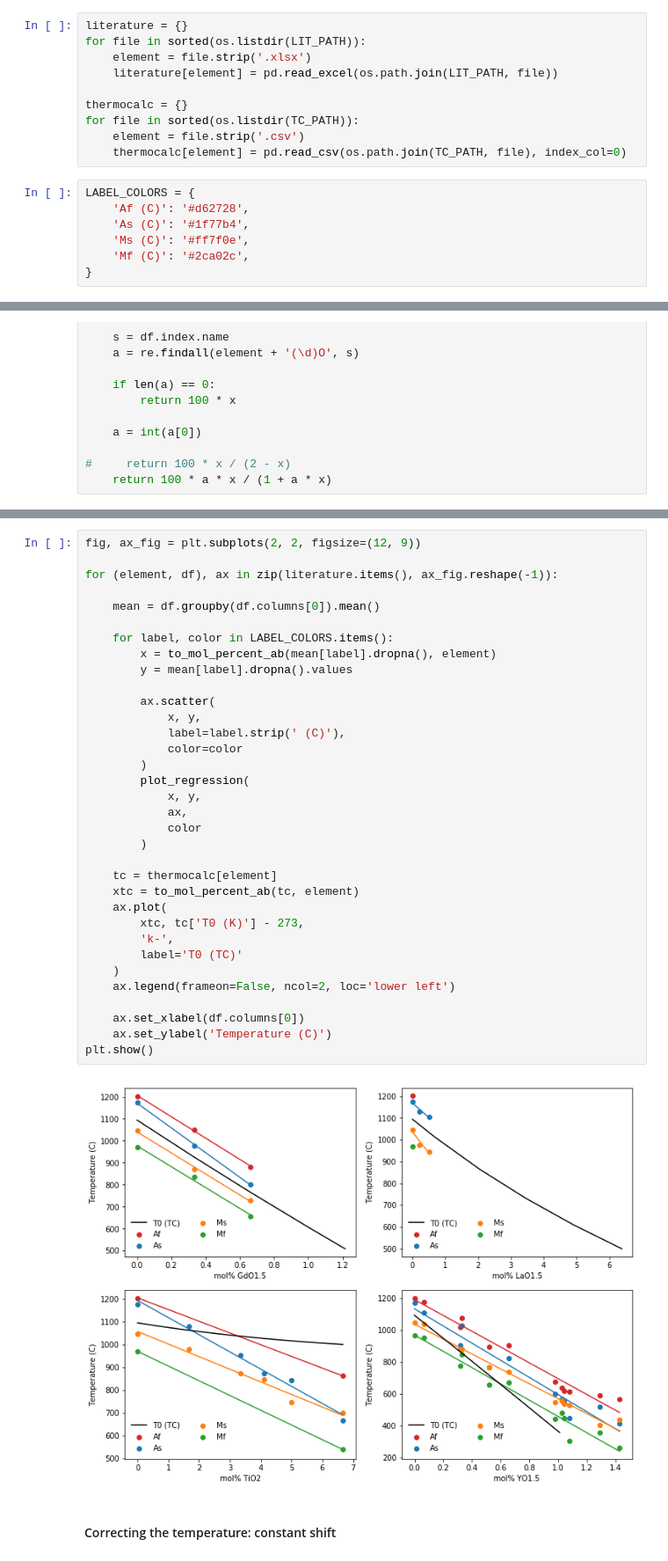
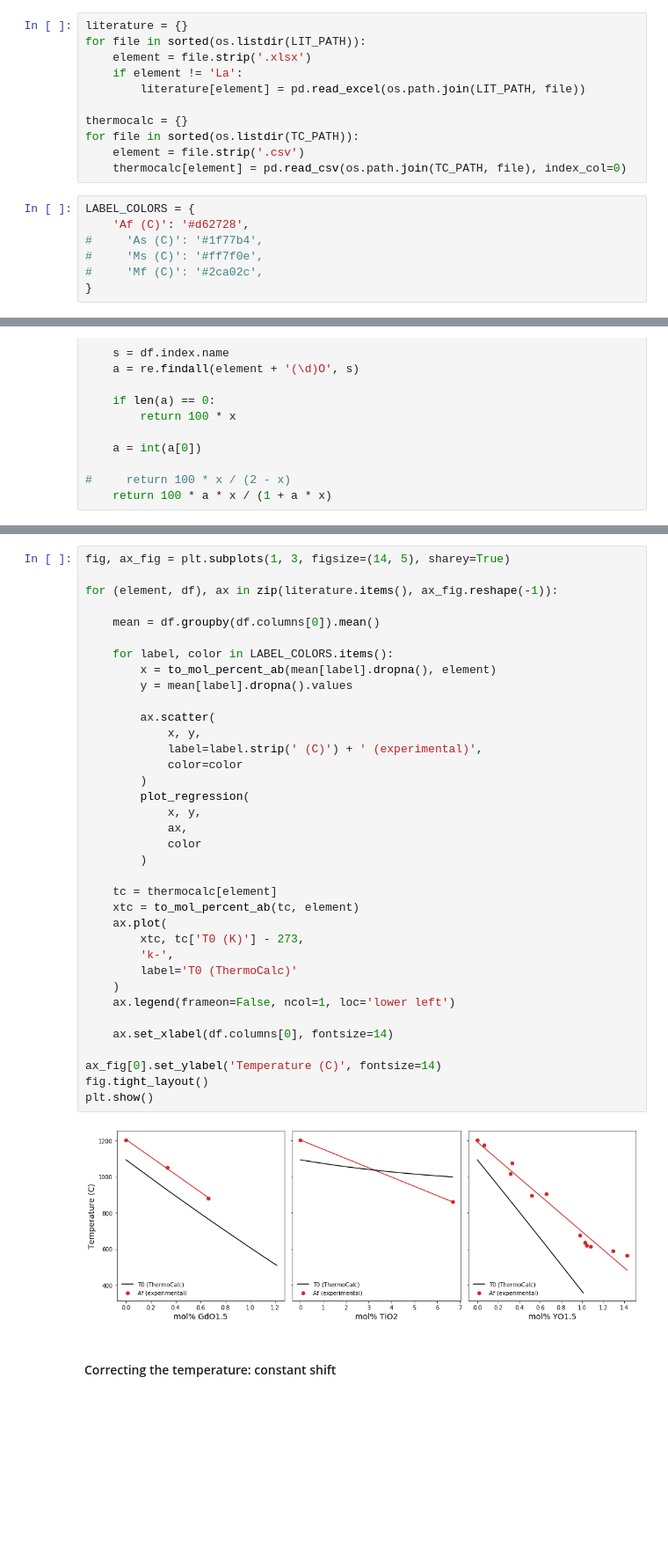
Before and after one commit to dskoda/smceramics, a Jupyter notebook: corrections_temperature.ipynb, the cells around one changed output, grey strips where cells are left out. Shown at 88% size. Saved outputs shown, nothing was run; the diff lists cells and outputs as text; blank space fills up the shorter version.

Commit message:
new design charts for presentation 3

```diff
--- a/corrections_temperature.ipynb
+++ b/corrections_temperature.ipynb
@@ -12,7 +12,8 @@ TC_PATH = 'data/t0/'
 literature = {}
 for file in sorted(os.listdir(LIT_PATH)):
     element = file.strip('.xlsx')
-    literature[element] = pd.read_excel(os.path.join(LIT_PATH, file))
+    if element != 'La':
+        literature[element] = pd.read_excel(os.path.join(LIT_PATH, file))
 
 thermocalc = {}
 for file in sorted(os.listdir(TC_PATH)):
@@ -21,9 +22,9 @@ for file in sorted(os.listdir(TC_PATH)):
 # %%
 LABEL_COLORS = {
     'Af (C)': '#d62728',
-    'As (C)': '#1f77b4',
-    'Ms (C)': '#ff7f0e',
-    'Mf (C)': '#2ca02c',
+#     'As (C)': '#1f77b4',
+#     'Ms (C)': '#ff7f0e',
+#     'Mf (C)': '#2ca02c',
 }
 # %%
 def plot_regression(x, y, ax, color=None):
@@ -102,39 +103,41 @@ plt.show()
 # %%
-fig, ax_fig = plt.subplots(2, 2, figsize=(12, 9))
+fig, ax_fig = plt.subplots(1, 3, figsize=(14, 5), sharey=True)
 
 for (element, df), ax in zip(literature.items(), ax_fig.reshape(-1)):
 
     mean = df.groupby(df.columns[0]).mean()
 
     for label, color in LABEL_COLORS.items():
         x = to_mol_percent_ab(mean[label].dropna(), element)
         y = mean[label].dropna().values
 
         ax.scatter(
             x, y,
-            label=label.strip(' (C)'),
+            label=label.strip(' (C)') + ' (experimental)',
             color=color
         )
         plot_regression(
             x, y,
             ax,
             color
         )
 
     tc = thermocalc[element]
     xtc = to_mol_percent_ab(tc, element)
     ax.plot(
         xtc, tc['T0 (K)'] - 273,
         'k-',
-        label='T0 (TC)'
+        label='T0 (ThermoCalc)'
     )
-    ax.legend(frameon=False, ncol=2, loc='lower left')
+    ax.legend(frameon=False, ncol=1, loc='lower left')
 
-    ax.set_xlabel(df.columns[0])
-    ax.set_ylabel('Temperature (C)')
+    ax.set_xlabel(df.columns[0], fontsize=14)
+
+ax_fig[0].set_ylabel('Temperature (C)', fontsize=14)
+fig.tight_layout()
 plt.show()
 # %% [output]
-[figure, old version]
+[figure, new version]
 # %% [markdown]
 #### Correcting the temperature: constant shift
 # %%
```
Also changed, not shown: parts of 1 cell of this notebook, 5 other files.
